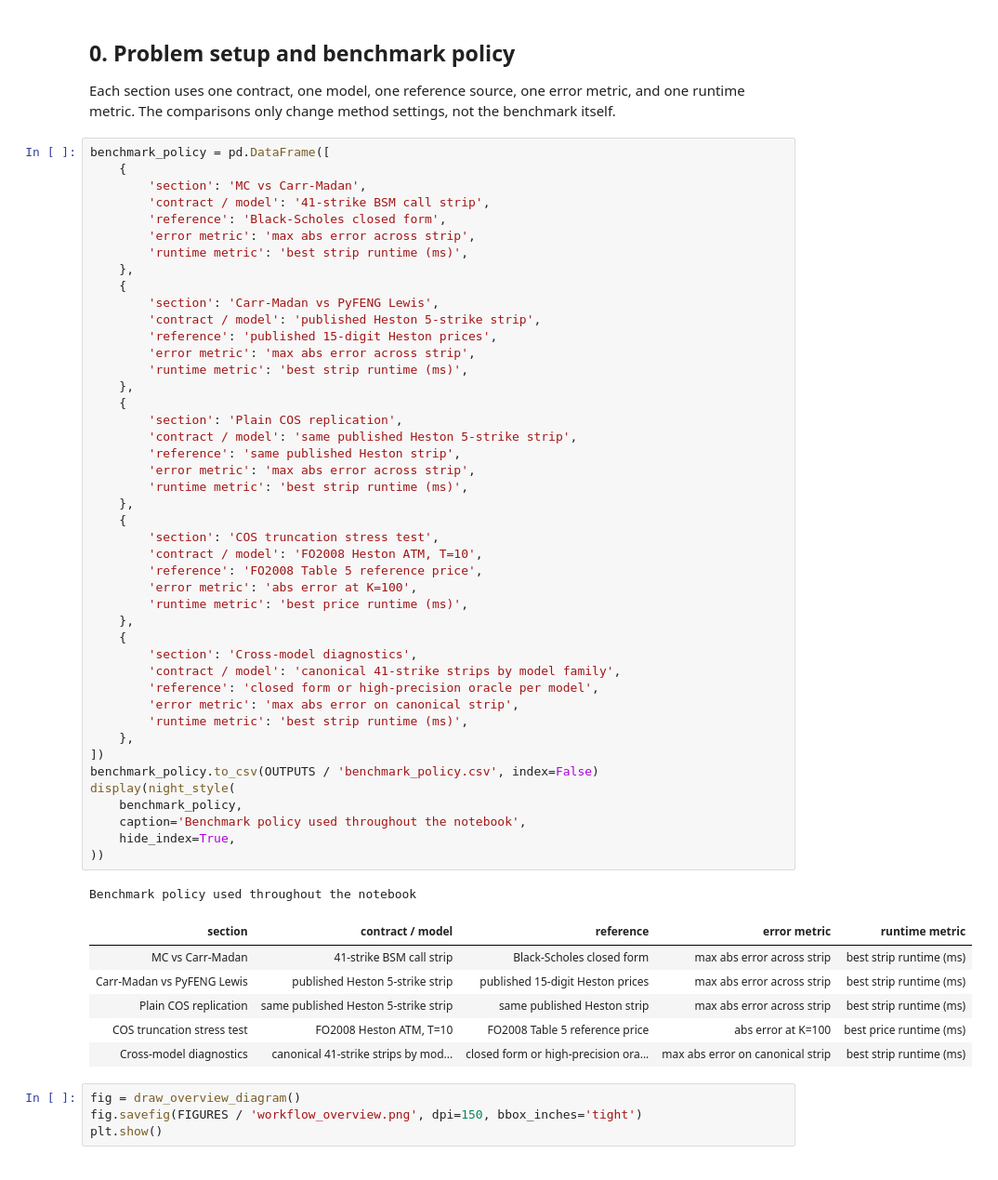
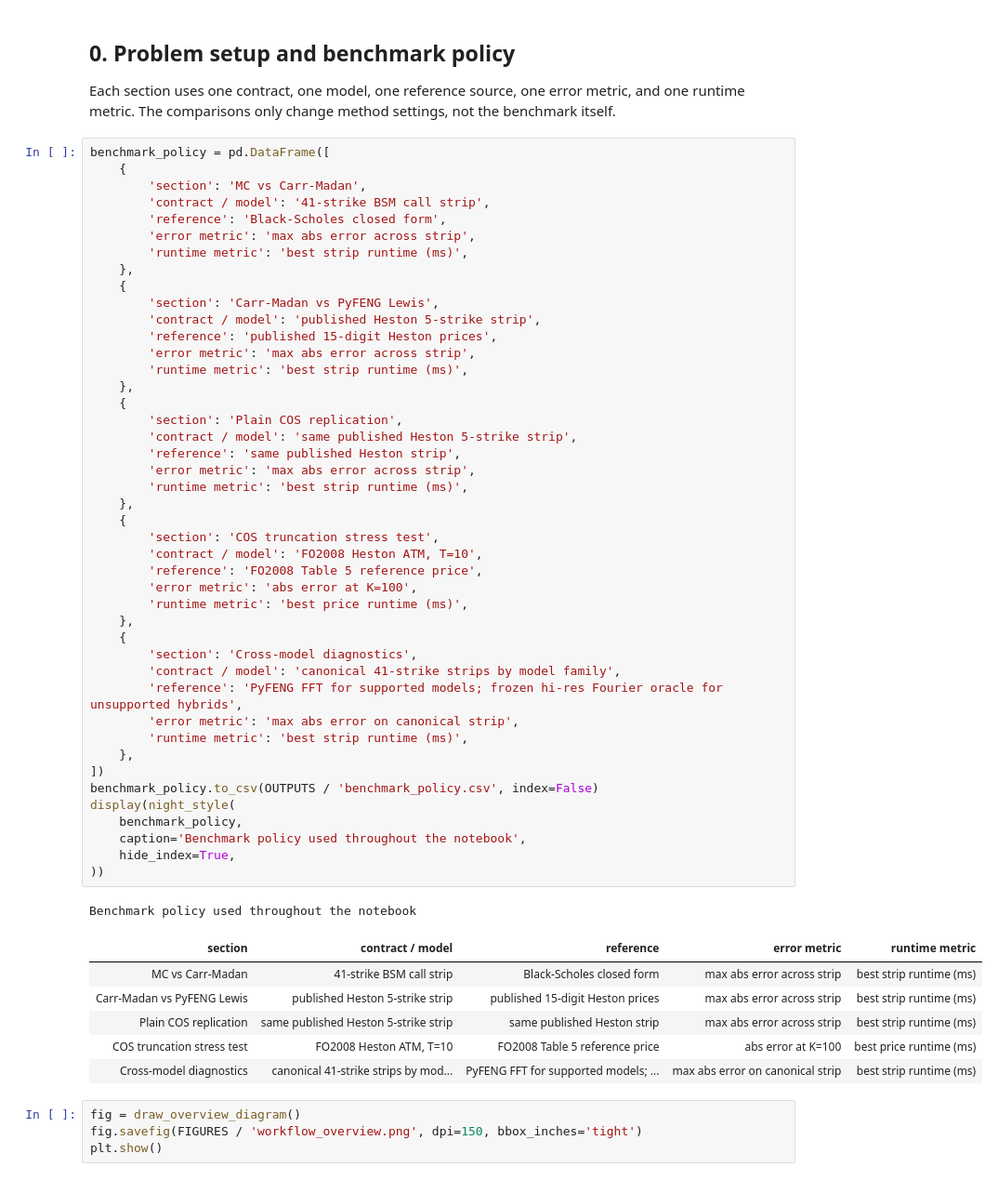
Before and after one commit to nl2992/fourier-option-pricer, a Jupyter notebook: notebooks/demo.ipynb, the cells around one changed output. Shown at 93% size. Saved outputs shown, nothing was run; the diff lists cells and outputs as text.

```diff
--- a/notebooks/demo.ipynb
+++ b/notebooks/demo.ipynb
@@ -325,35 +325,35 @@ benchmark_policy = pd.DataFrame([
         'error metric': 'max abs error across strip',
         'runtime metric': 'best strip runtime (ms)',
     },
     {
         'section': 'COS truncation stress test',
         'contract / model': 'FO2008 Heston ATM, T=10',
         'reference': 'FO2008 Table 5 reference price',
         'error metric': 'abs error at K=100',
         'runtime metric': 'best price runtime (ms)',
     },
     {
         'section': 'Cross-model diagnostics',
         'contract / model': 'canonical 41-strike strips by model family',
-        'reference': 'closed form or high-precision oracle per model',
+        'reference': 'PyFENG FFT for supported models; frozen hi-res Fourier oracle for unsupported hybrids',
         'error metric': 'max abs error on canonical strip',
         'runtime metric': 'best strip runtime (ms)',
     },
 ])
 benchmark_policy.to_csv(OUTPUTS / 'benchmark_policy.csv', index=False)
 display(night_style(
     benchmark_policy,
     caption='Benchmark policy used throughout the notebook',
     hide_index=True,
 ))
 # %% [output]
 Benchmark policy used throughout the notebook
 | section | contract / model | reference | error metric | runtime metric |
 | MC vs Carr-Madan | 41-strike BSM call strip | Black-Scholes closed form | max abs error across strip | best strip runtime (ms) |
 | Carr-Madan vs PyFENG Lewis | published Heston 5-strike strip | published 15-digit Heston prices | max abs error across strip | best strip runtime (ms) |
 | Plain COS replication | same published Heston 5-strike strip | same published Heston strip | max abs error across strip | best strip runtime (ms) |
 | COS truncation stress test | FO2008 Heston ATM, T=10 | FO2008 Table 5 reference price | abs error at K=100 | best price runtime (ms) |
-| Cross-model diagnostics | canonical 41-strike strips by mod... | closed form or high-precision ora... | max abs error on canonical strip | best strip runtime (ms) |
+| Cross-model diagnostics | canonical 41-strike strips by mod... | PyFENG FFT for supported models; ... | max abs error on canonical strip | best strip runtime (ms) |
 # %%
 fig = draw_overview_diagram()
 fig.savefig(FIGURES / 'workflow_overview.png', dpi=150, bbox_inches='tight')
```
Also changed, not shown: parts of 10 cells of this notebook.
